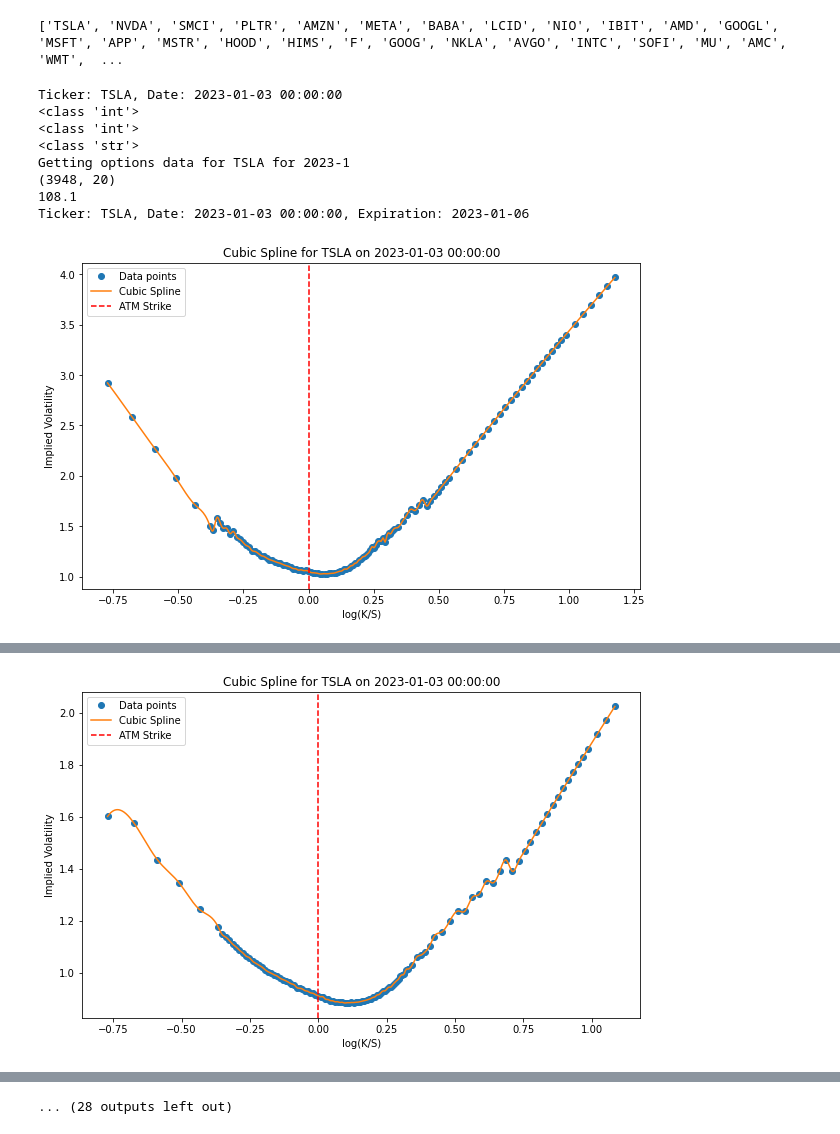
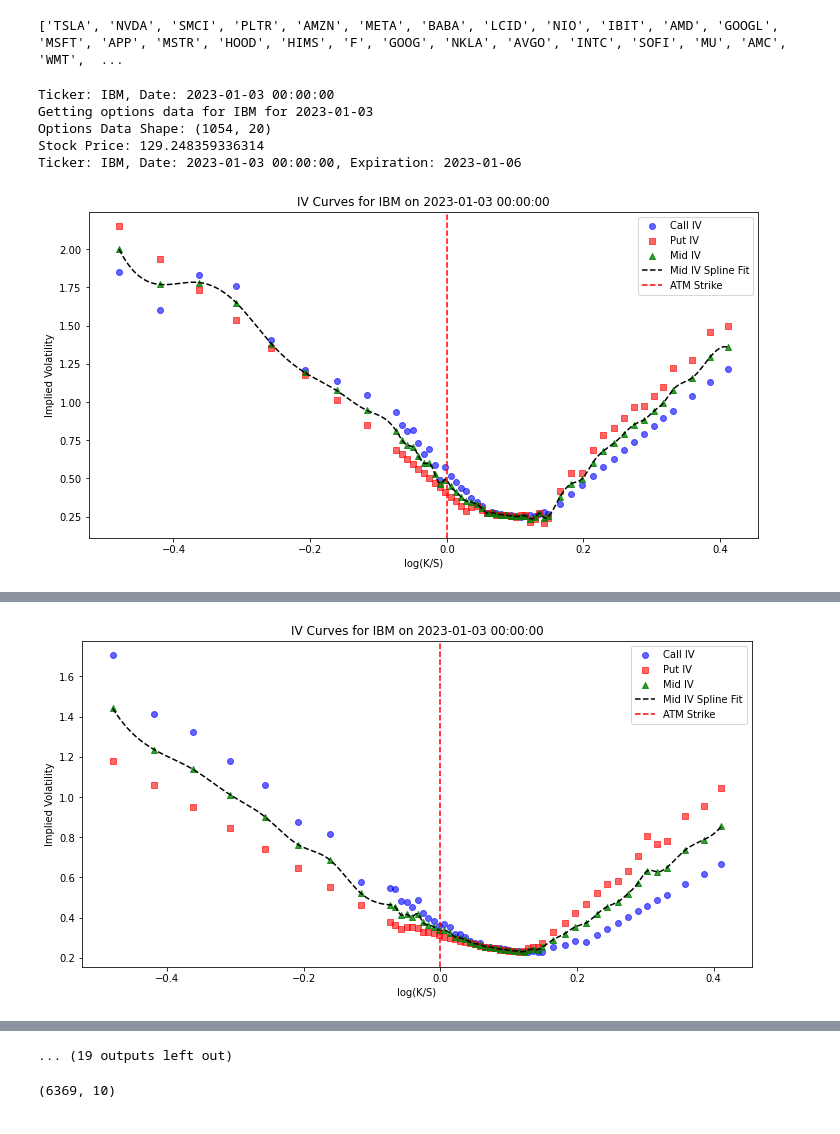
Before and after one commit to roshnx/buy-rough-sell-smooth, a Jupyter notebook: implied_roughness.ipynb, the cells around one changed output, grey strips where cells are left out. Saved outputs shown, nothing was run; the diff lists cells and outputs as text; code cells hidden in the pictures.

Commit message:
option

```diff
--- a/implied_roughness.ipynb
+++ b/implied_roughness.ipynb
@@ -154,0 +105,4 @@ def get_atm_skew_slope(ticker, date, stock_price, options_data, flag_plot=False)
+# %%
+def power_law(tau, C, H):
+    """ Power-law function: phi(tau) = C * tau^(H - 1/2) """
+    return C * tau**(H - 0.5)
@@ -197,46 +293,41 @@ def get_h_value(ticker, date, stock_price, options_data):
 # %%
 import pandas_market_calendars as mcal
 
 # Get the trading calendar for NYSE
 nyse = mcal.get_calendar('NYSE')
 
 
+h_values_df = pd.DataFrame(index=series, columns=['TSLA'])
 
-
-for ticker in ['TSLA']:
+for ticker in ['IBM']:
     stocks_data = get_stock_data(ticker, api_key)
     stocks_data.reset_index(inplace=True)
     stocks_data = stocks_data.rename(columns={'index': 'date'})
     stocks_data['Date'] = pd.to_datetime(stocks_data['date'])
-
-    # print(stocks_data.shape)
-
 
     for year in range(current_year, current_year + 1):
         trading_dates = nyse.valid_days(start_date=f'{year}-01-01', end_date=f'{year}-12-31')
         series = pd.Series(trading_dates.to_pydatetime())  # Converts to a timezone-naive Series
         series = series.dt.tz_localize(None).dt.normalize()
 
         for date in series:
             print(f'Ticker: {ticker}, Date: {date}')
             options_data = get_options_data(ticker, date)
-            print(options_data.shape)
-
+            print(f'Options Data Shape: {options_data.shape}')
             adjusted_close_value = stocks_data[stocks_data['Date'] == date]
             stock_price = adjusted_close_value['adjusted_close'].values[0]
-            print(stock_price)
+            print(f'Stock Price: {stock_price}')
+            h_value = get_h_value(ticker, date, stock_price, options_data, True)
+            print(h_value)
+            h_values_df.loc[date, ticker] = h_value
+            break
 
-            h_value = get_h_value(ticker, date, stock_price, options_data)
-            print(h_value)
-            break
+h_values_df.head()
             # break
 # %% [output]
-Ticker: TSLA, Date: 2023-01-03 00:00:00
-<class 'int'>
-<class 'int'>
-<class 'str'>
-Getting options data for TSLA for 2023-1
-(3948, 20)
-108.1
-Ticker: TSLA, Date: 2023-01-03 00:00:00, Expiration: 2023-01-06
+Ticker: IBM, Date: 2023-01-03 00:00:00
+Getting options data for IBM for 2023-01-03
+Options Data Shape: (1054, 20)
+Stock Price: 129.248359336314
+Ticker: IBM, Date: 2023-01-03 00:00:00, Expiration: 2023-01-06
-[figure, old version]
+[figure, new version]
@@ -244 +335 @@ Ticker: TSLA, Date: 2023-01-03 00:00:00, Expiration: 2023-01-13
-[figure, old version]
+[figure, new version]
@@ -253 +344,5 @@ Ticker: TSLA, Date: 2023-01-03 00:00:00, Expiration: 2023-02-10
-... (28 outputs left out)
+... (19 outputs left out)
+# %%
+stocks_data.shape
+# %% [output]
+(6369, 10)
```
Also changed, not shown: parts of 10 cells of this notebook.
